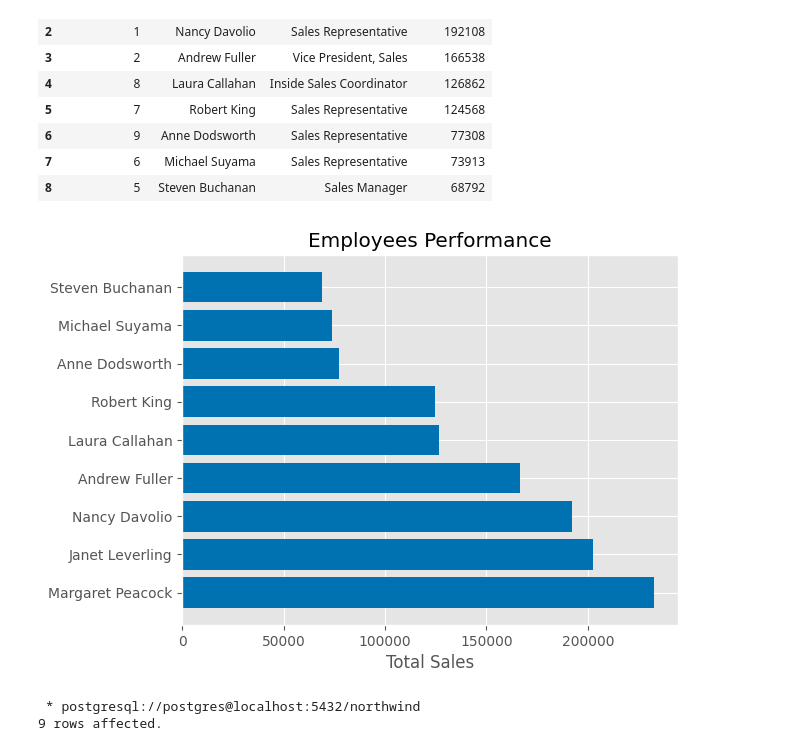
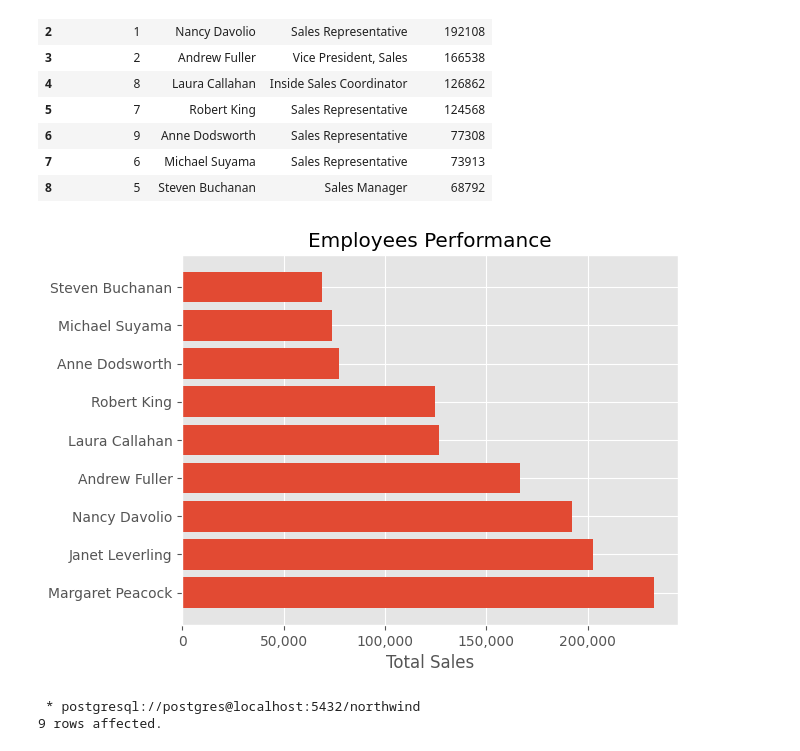
Before and after one commit to moscmh/NorthWind, a Jupyter notebook: northwind.ipynb, the cells around one changed output. Drawn from its saved outputs; the diff is of its cells as text; code cells hidden in the pictures.

```diff
--- a/northwind.ipynb
+++ b/northwind.ipynb
@@ -12,8 +17,8 @@ The sql extension is already loaded. To reload it, use:
 # %%
 import pandas as pd
 import matplotlib.pyplot as plt
-from matplotlib import style
-plt.style.use("seaborn-v0_8-colorblind")
+import matplotlib as mpl
+mpl.style.use("ggplot")
 # %%
 %%sql --only use this line if running in Jupyter Notebook
 SELECT table_name AS name,
@@ -126,11 +77,12 @@ employee_sales
 # %%
 %matplotlib inline
 plt.barh(employee_sales["name"], employee_sales["total_sales"])
 plt.xlabel("Total Sales")
+plt.gca().xaxis.set_major_formatter(plt.matplotlib.ticker.StrMethodFormatter('{x:,.0f}'))
 plt.title("Employees Performance")
 plt.show()
 # %% [output]
-[figure, old version]
+[figure, new version]
 # %%
 %%sql -- Adding Ranking
 SELECT *,
```
Also changed, not shown: parts of 18 cells of this notebook.
